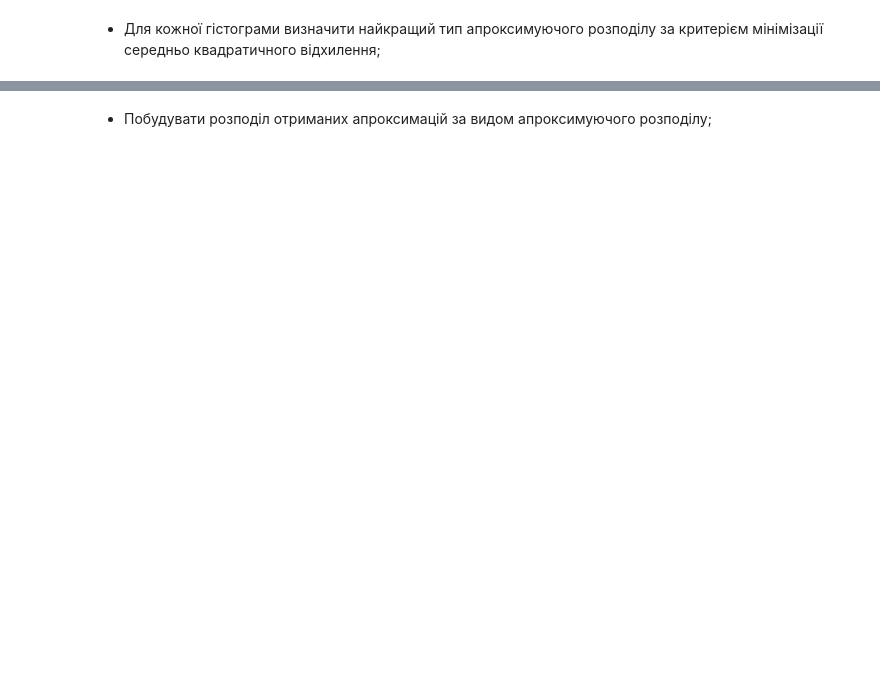
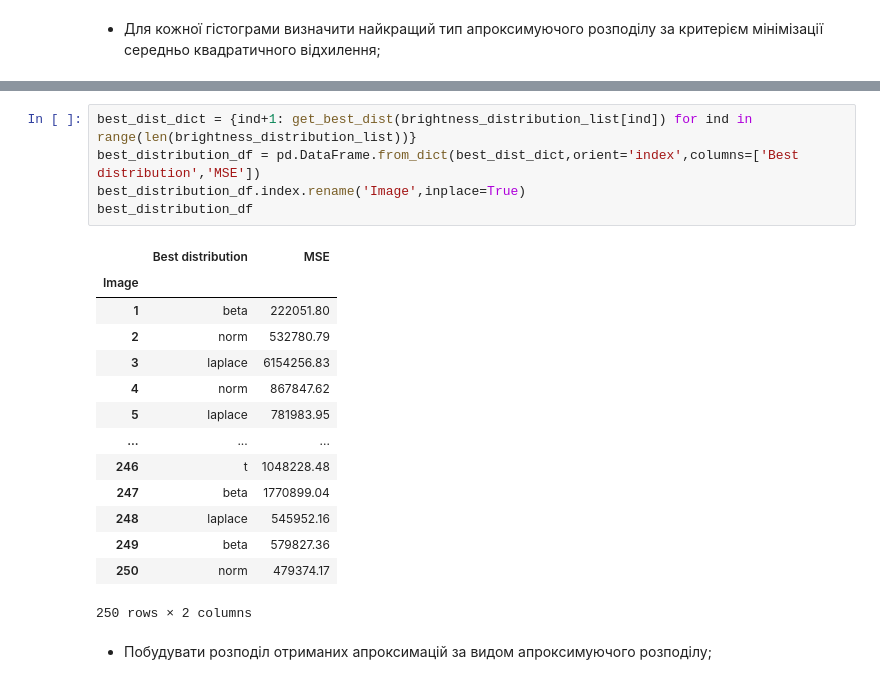
Before and after one commit to EddieKro/MathMethods_in_ML, a Jupyter notebook: notebooks/Lab1.ipynb, the cells around one changed output, grey strips where cells are left out. Saved outputs shown, nothing was run; the diff lists cells and outputs as text; blank space fills up the shorter version.

```diff
--- a/notebooks/Lab1.ipynb
+++ b/notebooks/Lab1.ipynb
@@ -146,2 +182,22 @@ calculate_mse('beta')[0]
+# %%
+best_dist_dict = {ind+1: get_best_dist(brightness_distribution_list[ind]) for ind in range(len(brightness_distribution_list))}
+best_distribution_df = pd.DataFrame.from_dict(best_dist_dict,orient='index',columns=['Best distribution','MSE'])
+best_distribution_df.index.rename('Image',inplace=True)
+best_distribution_df
+# %% [output]
+|  | Best distribution | MSE |
+| Image |  |  |
+| 1 | beta | 222051.80 |
+| 2 | norm | 532780.79 |
+| 3 | laplace | 6154256.83 |
+| 4 | norm | 867847.62 |
+| 5 | laplace | 781983.95 |
+| ... | ... | ... |
+| 246 | t | 1048228.48 |
+| 247 | beta | 1770899.04 |
+| 248 | laplace | 545952.16 |
+| 249 | beta | 579827.36 |
+| 250 | norm | 479374.17 |
+250 rows × 2 columns
 # %% [markdown]
 *	Побудувати розподіл отриманих апроксимацій за видом апроксимуючого розподілу;
```
Also changed, not shown: parts of 29 cells of this notebook, 4 other files.
